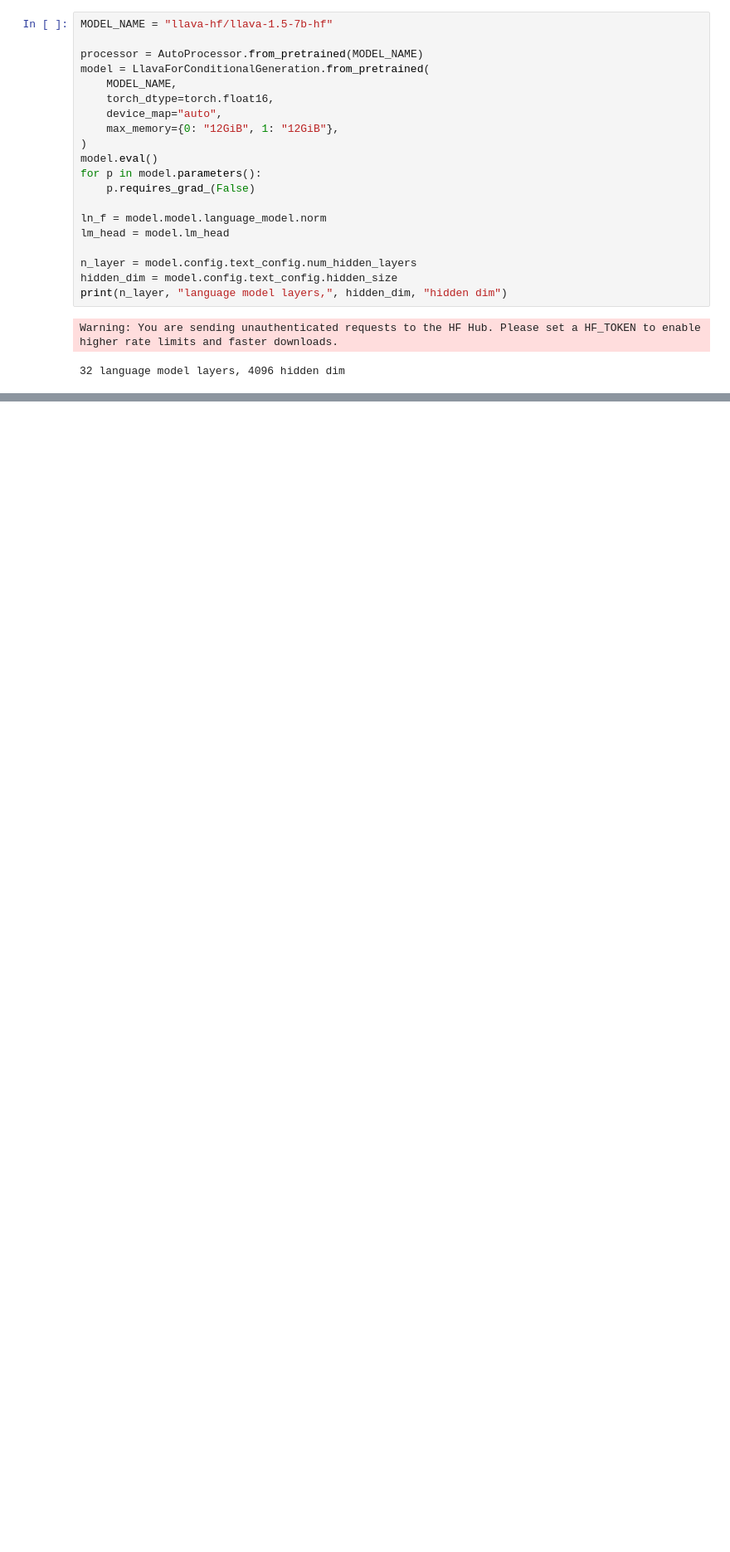
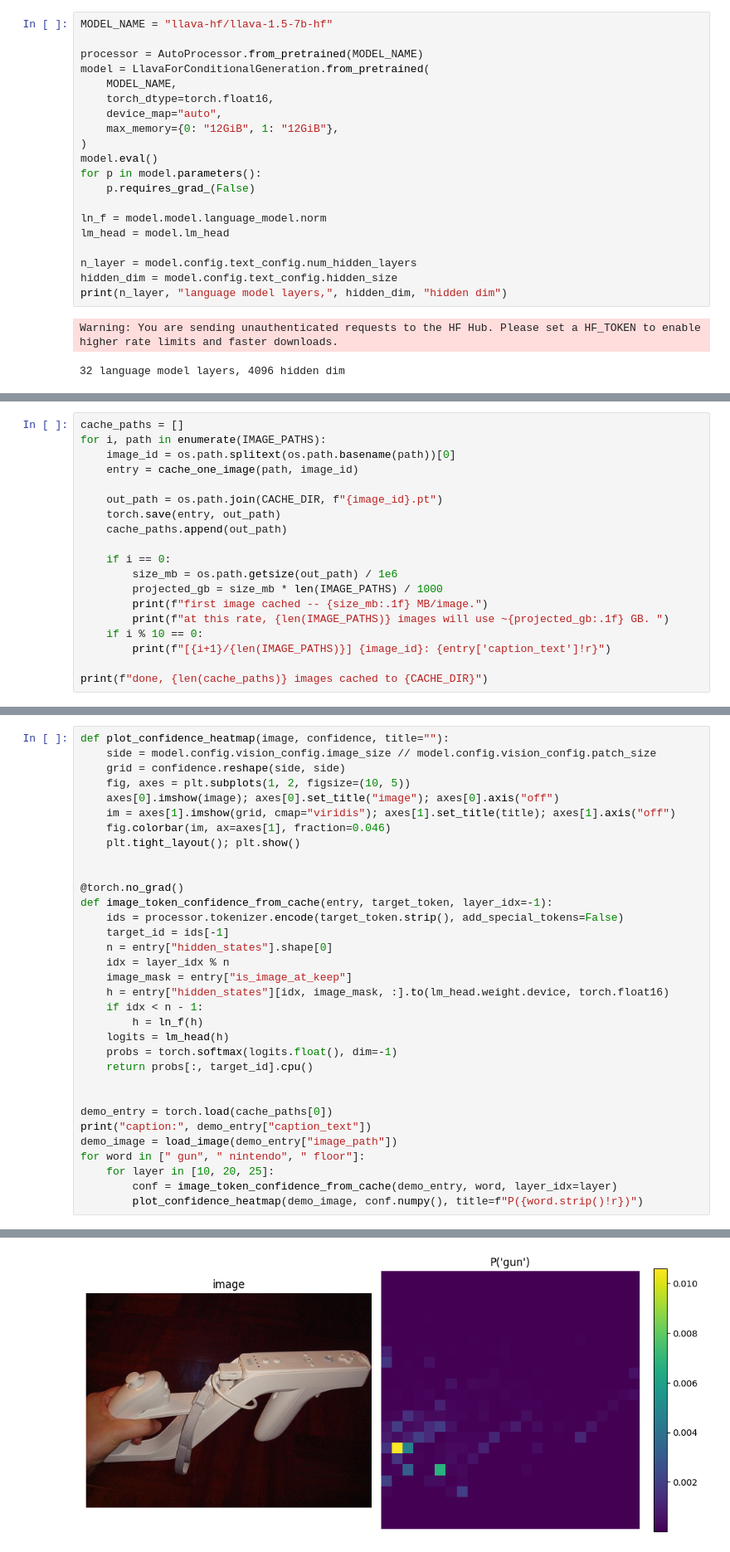
Before and after one commit to Rohanrbharadwaj/VLM-Interpretability, a Jupyter notebook: hidden_state_cache_llava.ipynb, the cells around one changed output, grey strips where cells are left out. Shown at 83% size. Cells and saved outputs as stored; diff of their text form; blank space fills up the shorter version.

```diff
--- a/hidden_state_cache_llava.ipynb
+++ b/hidden_state_cache_llava.ipynb
@@ -48,0 +158,19 @@ Warning: You are sending unauthenticated requests to the HF Hub. Please set a HF
+# %%
+cache_paths = []
+for i, path in enumerate(IMAGE_PATHS):
+    image_id = os.path.splitext(os.path.basename(path))[0]
+    entry = cache_one_image(path, image_id)
+
+    out_path = os.path.join(CACHE_DIR, f"{image_id}.pt")
+    torch.save(entry, out_path)
+    cache_paths.append(out_path)
+
+    if i == 0:
+        size_mb = os.path.getsize(out_path) / 1e6
+        projected_gb = size_mb * len(IMAGE_PATHS) / 1000
+        print(f"first image cached -- {size_mb:.1f} MB/image.")
+        print(f"at this rate, {len(IMAGE_PATHS)} images will use ~{projected_gb:.1f} GB. ")
+    if i % 10 == 0:
+        print(f"[{i+1}/{len(IMAGE_PATHS)}] {image_id}: {entry['caption_text']!r}")
+
+print(f"done, {len(cache_paths)} images cached to {CACHE_DIR}")
@@ -48,0 +219,34 @@ Warning: You are sending unauthenticated requests to the HF Hub. Please set a HF
+# %%
+def plot_confidence_heatmap(image, confidence, title=""):
+    side = model.config.vision_config.image_size // model.config.vision_config.patch_size
+    grid = confidence.reshape(side, side)
+    fig, axes = plt.subplots(1, 2, figsize=(10, 5))
+    axes[0].imshow(image); axes[0].set_title("image"); axes[0].axis("off")
+    im = axes[1].imshow(grid, cmap="viridis"); axes[1].set_title(title); axes[1].axis("off")
+    fig.colorbar(im, ax=axes[1], fraction=0.046)
+    plt.tight_layout(); plt.show()
+
+
+@torch.no_grad()
+def image_token_confidence_from_cache(entry, target_token, layer_idx=-1):
+    ids = processor.tokenizer.encode(target_token.strip(), add_special_tokens=False)
+    target_id = ids[-1]
+    n = entry["hidden_states"].shape[0]
+    idx = layer_idx % n
+    image_mask = entry["is_image_at_keep"]
+    h = entry["hidden_states"][idx, image_mask, :].to(lm_head.weight.device, torch.float16)
+    if idx < n - 1:
+        h = ln_f(h)
+    logits = lm_head(h)
+    probs = torch.softmax(logits.float(), dim=-1)
+    return probs[:, target_id].cpu()
+
+
+demo_entry = torch.load(cache_paths[0])
+print("caption:", demo_entry["caption_text"])
+demo_image = load_image(demo_entry["image_path"])
+for word in [" gun", " nintendo", " floor"]:
+    for layer in [10, 20, 25]:
+        conf = image_token_confidence_from_cache(demo_entry, word, layer_idx=layer)
+        plot_confidence_heatmap(demo_image, conf.numpy(), title=f"P({word.strip()!r})")
+# %% [output]
@@ -48,0 +254 @@ Warning: You are sending unauthenticated requests to the HF Hub. Please set a HF
+[figure, added]
```
Also changed, not shown: parts of 6 cells of this notebook.
